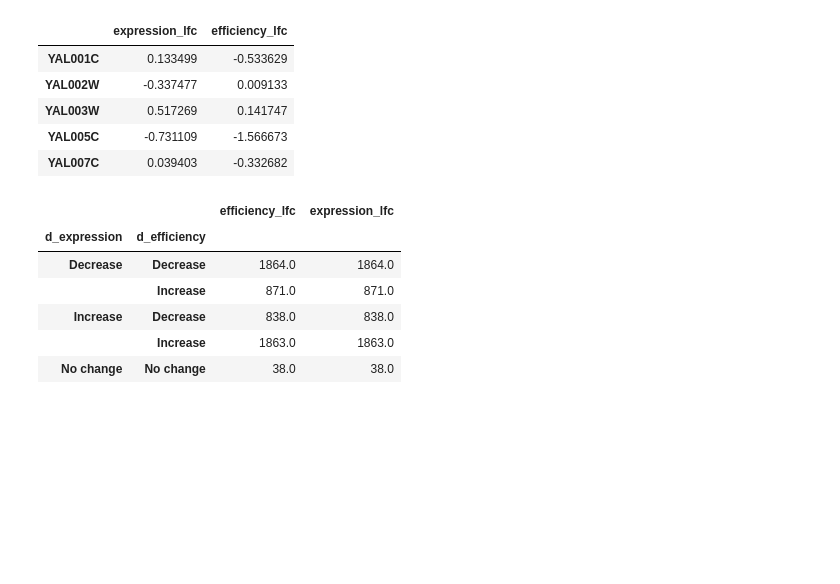
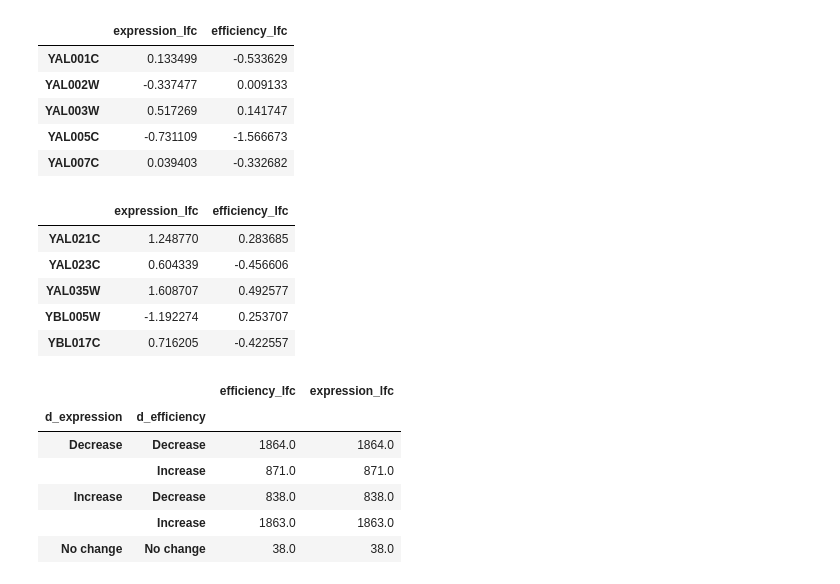
Before and after one commit to patelravip/BIOL8250-final, a Jupyter notebook: Process final results.ipynb, the cells around one changed output. Saved outputs shown, nothing was run; the diff lists cells and outputs as text; code cells hidden in the pictures; blank space fills up the shorter version.

```diff
--- a/Process final results.ipynb
+++ b/Process final results.ipynb
@@ -129,6 +129,16 @@ comb.head()
 | YAL003W | 0.517269 | 0.141747 |
 | YAL005C | -0.731109 | -1.566673 |
 | YAL007C | 0.039403 | -0.332682 |
+# %%
+combSig = rna[rna['padj']<0.1][['expression_lfc']].join(te[te['padj']<0.1][['efficiency_lfc']], how='inner')
+combSig.head()
+# %% [output]
+|  | expression_lfc | efficiency_lfc |
+| YAL021C | 1.248770 | 0.283685 |
+| YAL023C | 0.604339 | -0.456606 |
+| YAL035W | 1.608707 | 0.492577 |
+| YBL005W | -1.192274 | 0.253707 |
+| YBL017C | 0.716205 | -0.422557 |
 # %%
 def get_direction(row):
     if row['expression_lfc'] > 0:
```
Also changed, not shown: parts of 6 cells of this notebook.
